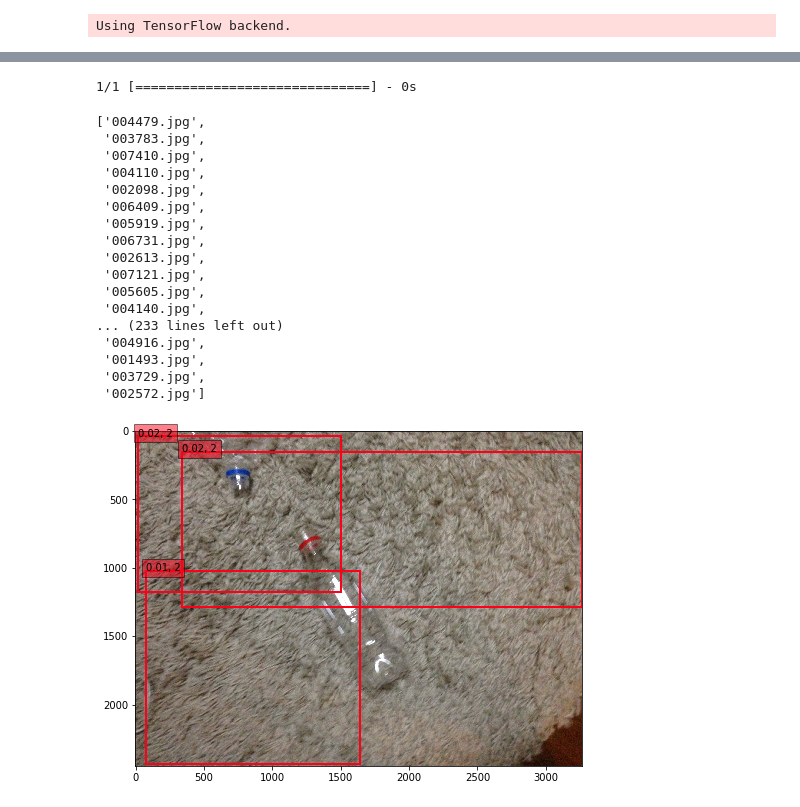
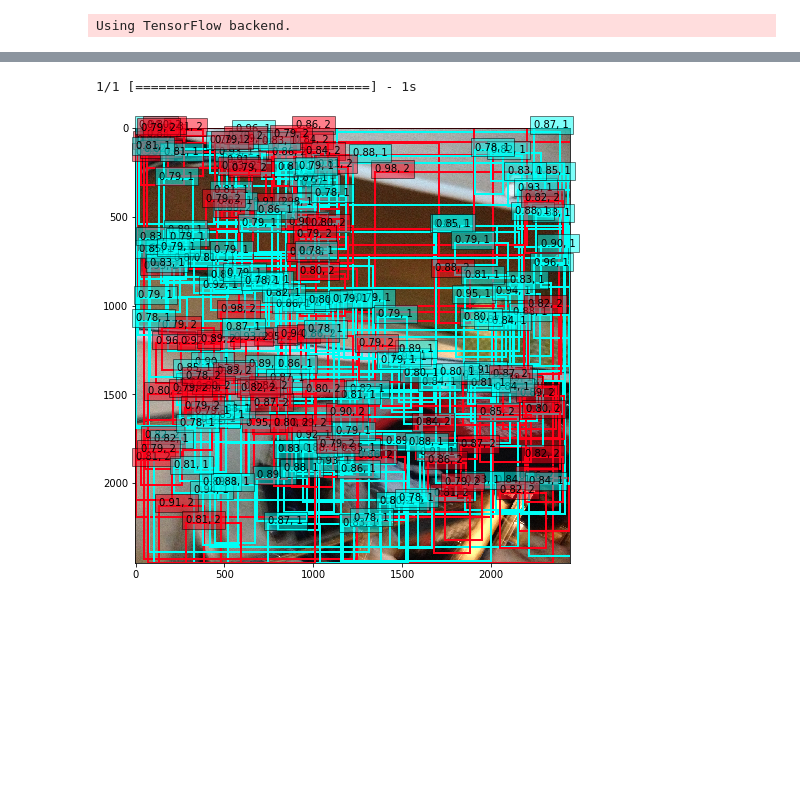
Before and after one commit to nakamoo/ssd_keras, a Jupyter notebook: SSD_training.ipynb, the cells around one changed output, grey strips where cells are left out. Cells and saved outputs as stored; diff of their text form; code cells hidden in the pictures; blank space fills up the shorter version.

```diff
--- a/SSD_training.ipynb
+++ b/SSD_training.ipynb
@@ -214,6 +226,8 @@ class Generator(object):
             inputs = []
             targets = []
             for key in keys:
+                if key.split('.')[-1] != 'jpg':
+                    key += '.jpg'
                 img_path = self.path_prefix + key
                 img = imread(img_path).astype('float32')
                 y = self.gt[key].copy()
@@ -303,7 +317,7 @@ inputs = []
 images = []
 # img_path = path_prefix + sorted(val_keys)[-1]
 img_path = path_prefix + sorted(train_keys)[8]
-img_path = path_prefix + "0000012.jpg"
+img_path = path_prefix + "0000021.jpg"
 img = image.load_img(img_path, target_size=(300, 300))
 img = image.img_to_array(img)
 images.append(imread(img_path))
@@ -313,27 +327,7 @@ inputs = preprocess_input(np.array(inputs))
 preds = model.predict(inputs, batch_size=1, verbose=1)
 results = bbox_util.detection_out(preds)
 # %% [output]
-1/1 [==============================] - 0s
+1/1 [==============================] - 1s
-# %%
-train_keys
-# %% [output]
-['004479.jpg',
- '003783.jpg',
- '007410.jpg',
- '004110.jpg',
- '002098.jpg',
- '006409.jpg',
- '005919.jpg',
- '006731.jpg',
- '002613.jpg',
- '007121.jpg',
- '005605.jpg',
- '004140.jpg',
-... (233 lines left out)
- '004916.jpg',
- '001493.jpg',
- '003729.jpg',
- '002572.jpg']
 # %%
 for i, img in enumerate(images):
     # Parse the outputs.
@@ -345,35 +339,35 @@ for i, img in enumerate(images):
     det_ymax = results[i][:, 5]
 
     # Get detections with confidence higher than 0.6.
-#     top_indices = [i for i, conf in enumerate(det_conf) if conf >= 0.001]
-    top_indices = [i for i, label in enumerate(det_label) if label == 2]
+    top_indices = [i for i, conf in enumerate(det_conf) if conf >= 0.6]
+#     top_indices = [i for i, label in enumerate(det_label) if label == 2]
 
     top_conf = det_conf[top_indices]
     top_label_indices = det_label[top_indices].tolist()
     top_xmin = det_xmin[top_indices]
     top_ymin = det_ymin[top_indices]
     top_xmax = det_xmax[top_indices]
     top_ymax = det_ymax[top_indices]
 
     colors = plt.cm.hsv(np.linspace(0, 1, 3)).tolist()
 
     plt.imshow(img / 255.)
     currentAxis = plt.gca()
 
     for i in range(top_conf.shape[0]):
         xmin = int(round(top_xmin[i] * img.shape[1]))
         ymin = int(round(top_ymin[i] * img.shape[0]))
         xmax = int(round(top_xmax[i] * img.shape[1]))
         ymax = int(round(top_ymax[i] * img.shape[0]))
         score = top_conf[i]
         label = int(top_label_indices[i])
 #         label_name = voc_classes[label - 1]
         display_txt = '{:0.2f}, {}'.format(score, label)
         coords = (xmin, ymin), xmax-xmin+1, ymax-ymin+1
         color = colors[label]
         currentAxis.add_patch(plt.Rectangle(*coords, fill=False, edgecolor=color, linewidth=2))
         currentAxis.text(xmin, ymin, display_txt, bbox={'facecolor':color, 'alpha':0.5})
 
     plt.show()
 # %% [output]
-[figure, old version]
+[figure, new version]
```
Also changed, not shown: parts of 5 cells of this notebook, 1 other file.
